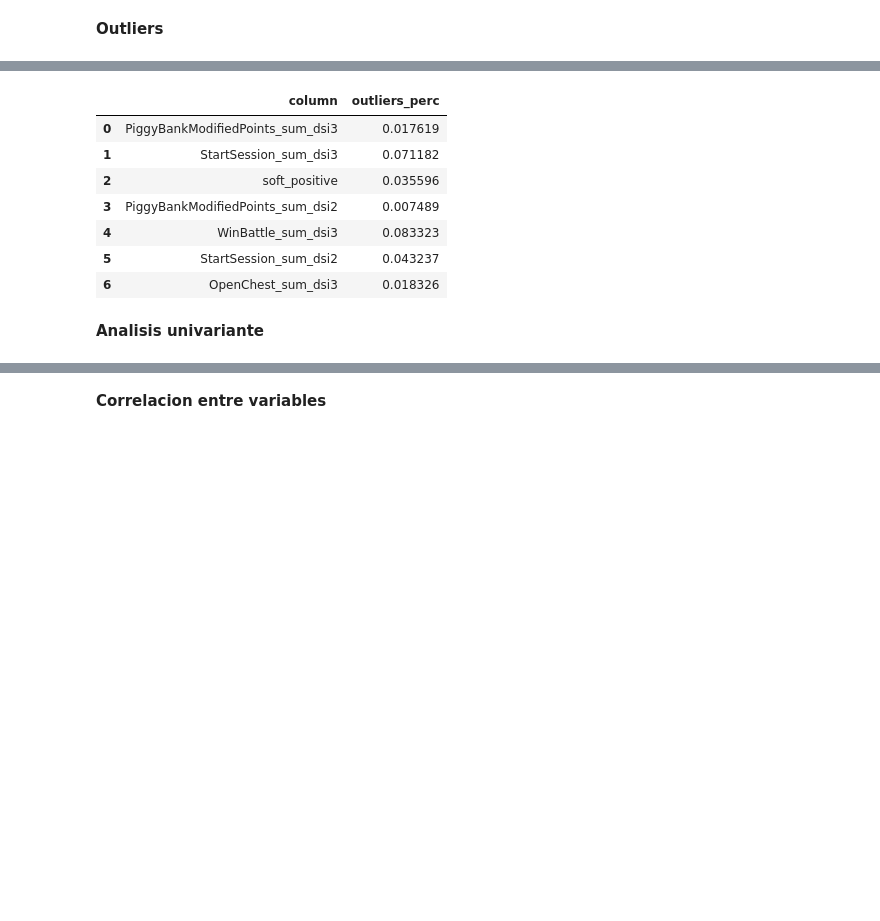
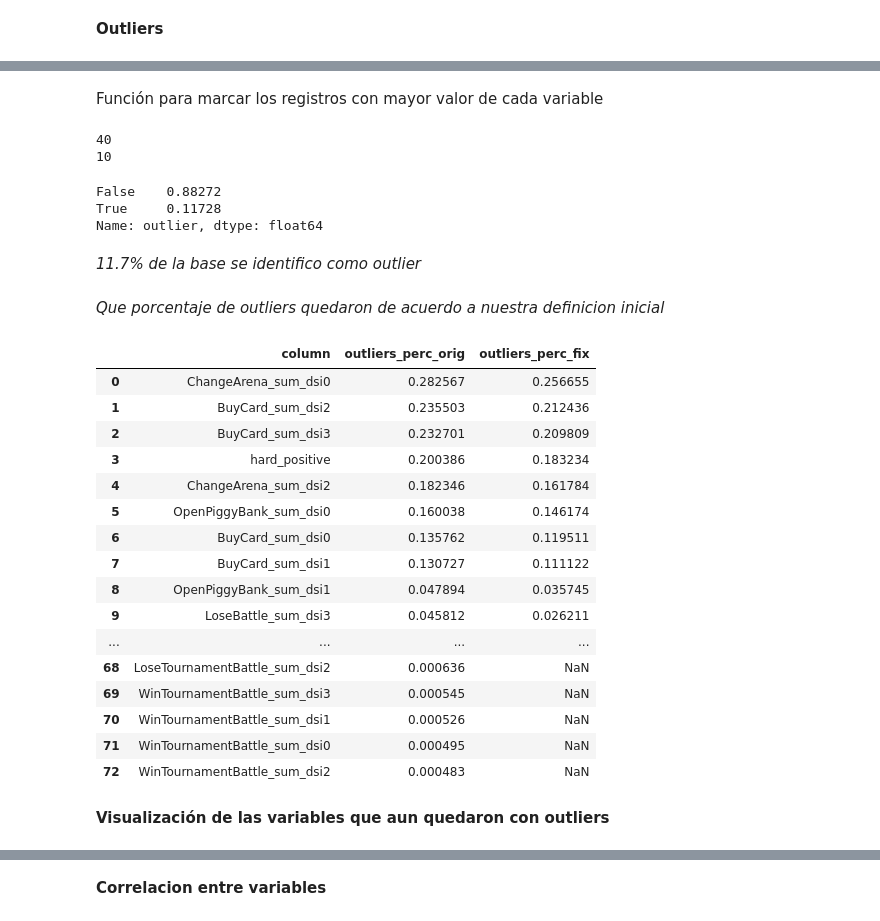
Before and after one commit to francomatiasferrari/md_MIM, a Jupyter notebook: analysis/EDA_GU.ipynb, the cells around one changed output, grey strips where cells are left out. Cells and saved outputs as stored; diff of their text form; code cells hidden in the pictures; blank space fills up the shorter version.

```diff
--- a/analysis/EDA_GU.ipynb
+++ b/analysis/EDA_GU.ipynb
@@ -370,19 +426,66 @@ outliers[outliers['outliers_perc'] > 0.1]
+# %% [markdown]
+Función para marcar los registros con mayor valor de cada variable
+# %%
+def del_outliers(data,perc,col):
+    i = int(data.shape[0] * perc)
+    data = data.sort_values(by = col, ascending = False)
+    data = data.reset_index(drop=True)
+    for x in range(0,i):
+        data.at[x,'outlier'] = True
+    return data
+# %%
+var_005 = outliers[outliers.outliers_perc<0.01].column
+print(len(var_005))
+var_01 = outliers[outliers.column.isin(list(set(outliers.column) - set(var_005)))].head(10).column
+print(len(var_01))
+# %% [output]
+40
+10
+# %%
+df['outlier'] = False #creamos una nueva variable en df que siempre va a tener el valor False
+for x in var_01:
+    df = del_outliers(df,0.01,x) #aplicamos la funcion para detectar outliers a las 10 principales variables
+for x in var_005:
+    df = del_outliers(df,0.005,x) #aplicamos funcion de aoutliers a las variables que tienen menos de 1% de outliers
+# %%
+df['outlier'].value_counts()/row
+# %% [output]
+False    0.88272
+True     0.11728
+Name: outlier, dtype: float64
+# %% [markdown]
+*11.7% de la base se identifico como outlier*
+# %%
+df2 = df[df.outlier == False]
+# %% [markdown]
+*Que porcentaje de outliers quedaron de acuerdo a nuestra definicion inicial*
 # %%
-outliers = pd.DataFrame(columns=['column', 'outliers_perc'])
-for x in imp_features['feature']:
-    outliers = outliers.append({'column':x,
-                                 'outliers_perc': tukey_outliers(df_numerical,x,extreme=False).shape[0]/row}
+outliers2 = pd.DataFrame(columns=['column', 'outliers_perc'])
+for x in df_numerical.columns:
+    outliers2 = outliers2.append({'column':x,
+                                 'outliers_perc': tukey_outliers(df2,x,extreme=True).shape[0]/df2.shape[0]}
                                 , ignore_index = True)
-outliers
+outliers2 = outliers2[outliers2['outliers_perc'] > 0].sort_values(by="outliers_perc", ascending = False)
+outliers2 = outliers2[outliers2.column != 'Label']
+outliers.merge(outliers2, on='column', suffixes = ("_orig", "_fix"), how='left')
 # %% [output]
-|  | column | outliers_perc |
-| 0 | PiggyBankModifiedPoints_sum_dsi3 | 0.017619 |
-| 1 | StartSession_sum_dsi3 | 0.071182 |
-| 2 | soft_positive | 0.035596 |
-| 3 | PiggyBankModifiedPoints_sum_dsi2 | 0.007489 |
-| 4 | WinBattle_sum_dsi3 | 0.083323 |
-| 5 | StartSession_sum_dsi2 | 0.043237 |
-| 6 | OpenChest_sum_dsi3 | 0.018326 |
+|  | column | outliers_perc_orig | outliers_perc_fix |
+| 0 | ChangeArena_sum_dsi0 | 0.282567 | 0.256655 |
+| 1 | BuyCard_sum_dsi2 | 0.235503 | 0.212436 |
+| 2 | BuyCard_sum_dsi3 | 0.232701 | 0.209809 |
+| 3 | hard_positive | 0.200386 | 0.183234 |
+| 4 | ChangeArena_sum_dsi2 | 0.182346 | 0.161784 |
+| 5 | OpenPiggyBank_sum_dsi0 | 0.160038 | 0.146174 |
+| 6 | BuyCard_sum_dsi0 | 0.135762 | 0.119511 |
+| 7 | BuyCard_sum_dsi1 | 0.130727 | 0.111122 |
+| 8 | OpenPiggyBank_sum_dsi1 | 0.047894 | 0.035745 |
+| 9 | LoseBattle_sum_dsi3 | 0.045812 | 0.026211 |
+| ... | ... | ... | ... |
+| 68 | LoseTournamentBattle_sum_dsi2 | 0.000636 | NaN |
+| 69 | WinTournamentBattle_sum_dsi3 | 0.000545 | NaN |
+| 70 | WinTournamentBattle_sum_dsi1 | 0.000526 | NaN |
+| 71 | WinTournamentBattle_sum_dsi0 | 0.000495 | NaN |
+| 72 | WinTournamentBattle_sum_dsi2 | 0.000483 | NaN |
-# %% [markdown]
-**Analisis univariante**
+# %% [markdown]
+**Visualización de las variables que aun quedaron con outliers**
 # %%
```
Also changed, not shown: parts of 25 cells of this notebook.
